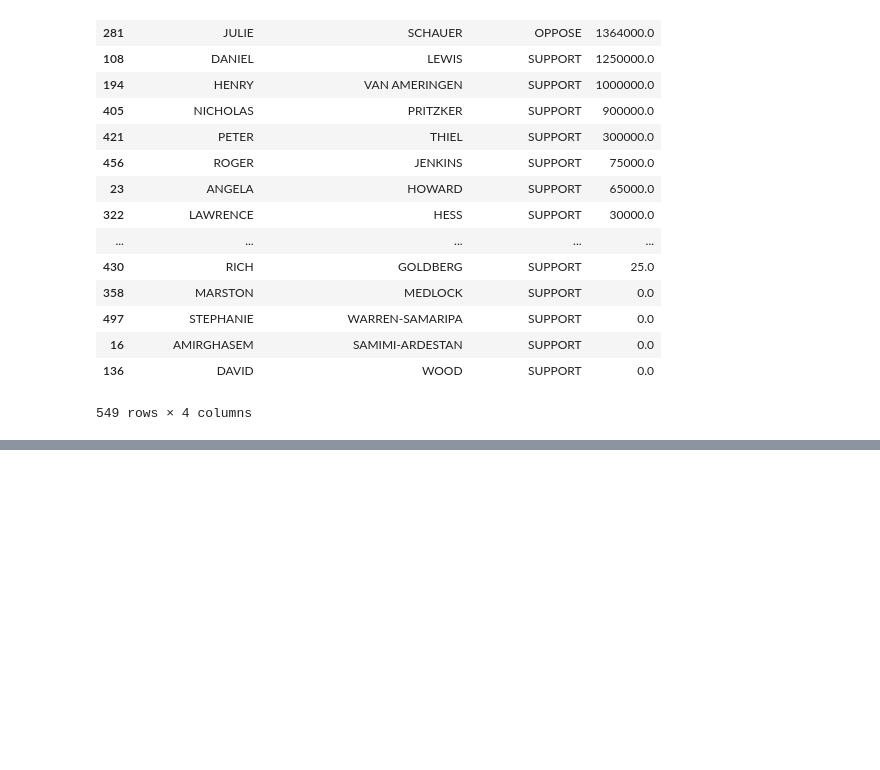
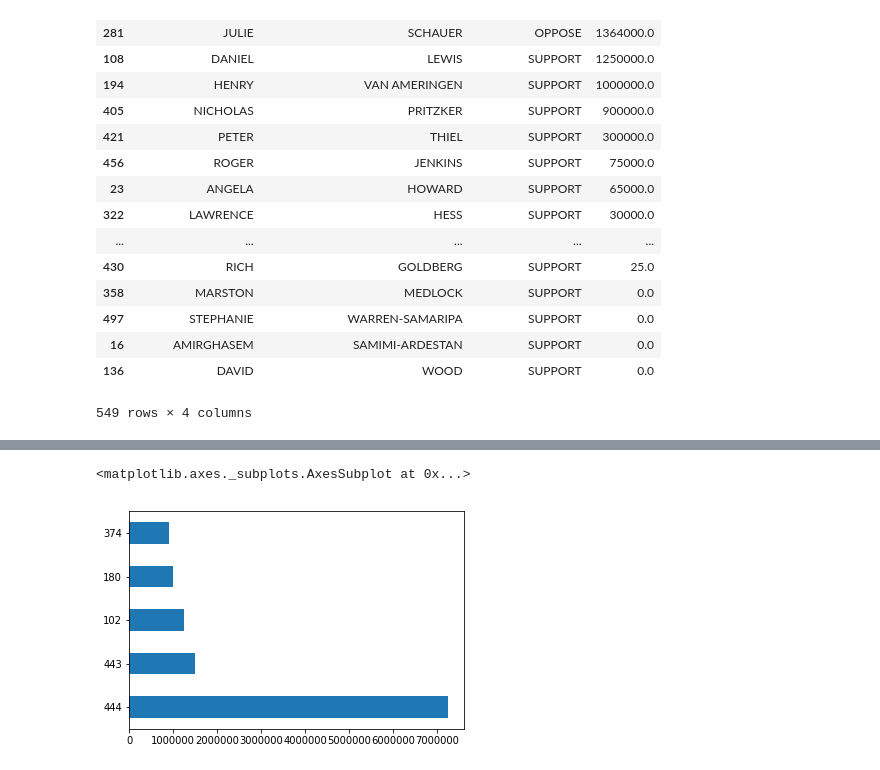
Before and after one commit to pedrozm/first-python-notebook, a Jupyter notebook: Analise_porposta_lib_maconha_california.ipynb, the cells around one changed output, grey strips where cells are left out. Drawn from its saved outputs; the diff is of its cells as text; code cells hidden in the pictures; blank space fills up the shorter version.

```diff
--- a/Analise_porposta_lib_maconha_california.ipynb
+++ b/Analise_porposta_lib_maconha_california.ipynb
@@ -546,0 +581,5 @@ merge.groupby(["contributor_firstname", "contributor_lastname", "committee_posit
+# %%
+maiores_apoiadores.amount.head().plot.barh()
+# %% [output]
+<matplotlib.axes._subplots.AxesSubplot at 0x...>
+[figure, added]
```
Also changed, not shown: parts of 14 cells of this notebook.
